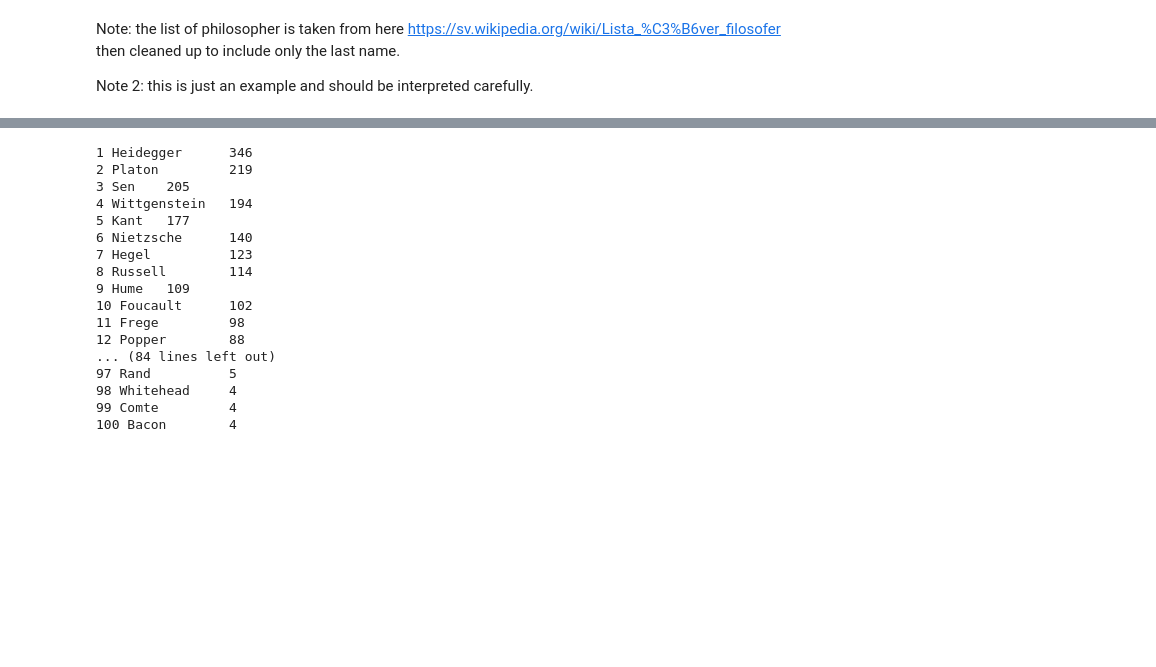
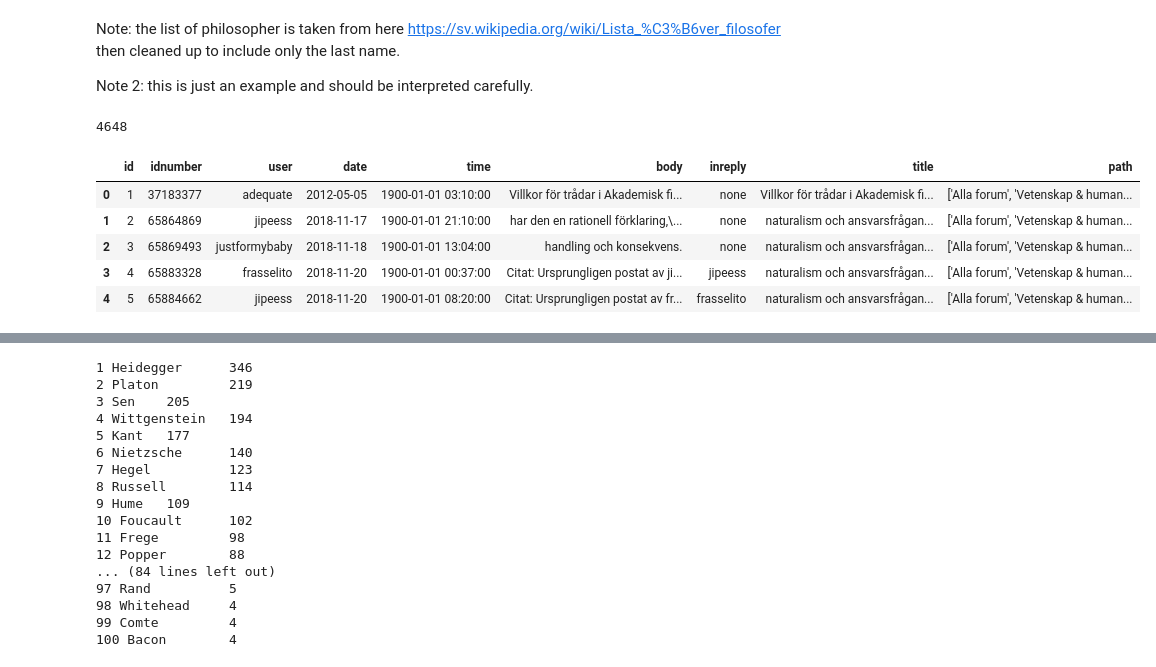
Before and after one commit to christopherkullenberg/flashbackscraper, a Jupyter notebook: flashback_data_analysis/filosofer.ipynb, the cells around one changed output, grey strips where cells are left out. Saved outputs shown, nothing was run; the diff lists cells and outputs as text; code cells hidden in the pictures; blank space fills up the shorter version.

```diff
--- a/flashback_data_analysis/filosofer.ipynb
+++ b/flashback_data_analysis/filosofer.ipynb
@@ -9,3 +10,17 @@ Note: the list of philosopher is taken from here https://sv.wikipedia.org/wiki/L
 Note 2: this is just an example and should be interpreted carefully.
 # %%
 conn = sqlite3.connect("flashback_filosofi.sqlite3")
+# %%
+df = pd.read_sql_query("SELECT * FROM fb", conn)
+print(len(df))
+df.time = pd.to_datetime(df.time, format='%H:%M')
+df.date = pd.to_datetime(df.date, format='%Y-%m-%d')
+df.head()
+# %% [output]
+4648
+|  | id | idnumber | user | date | time | body | inreply | title | path |
+| 0 | 1 | 37183377 | adequate | 2012-05-05 | 1900-01-01 03:10:00 | Villkor för trådar i Akademisk fi... | none | Villkor för trådar i Akademisk fi... | ['Alla forum', 'Vetenskap & human... |
+| 1 | 2 | 65864869 | jipeess | 2018-11-17 | 1900-01-01 21:10:00 | har den en rationell förklaring,\... | none | naturalism och ansvarsfrågan... | ['Alla forum', 'Vetenskap & human... |
+| 2 | 3 | 65869493 | justformybaby | 2018-11-18 | 1900-01-01 13:04:00 | handling och konsekvens. | none | naturalism och ansvarsfrågan... | ['Alla forum', 'Vetenskap & human... |
+| 3 | 4 | 65883328 | frasselito | 2018-11-20 | 1900-01-01 00:37:00 | Citat: Ursprungligen postat av ji... | jipeess | naturalism och ansvarsfrågan... | ['Alla forum', 'Vetenskap & human... |
+| 4 | 5 | 65884662 | jipeess | 2018-11-20 | 1900-01-01 08:20:00 | Citat: Ursprungligen postat av fr... | frasselito | naturalism och ansvarsfrågan... | ['Alla forum', 'Vetenskap & human... |
```
Also changed, not shown: parts of 7 cells of this notebook, 1 other file.
